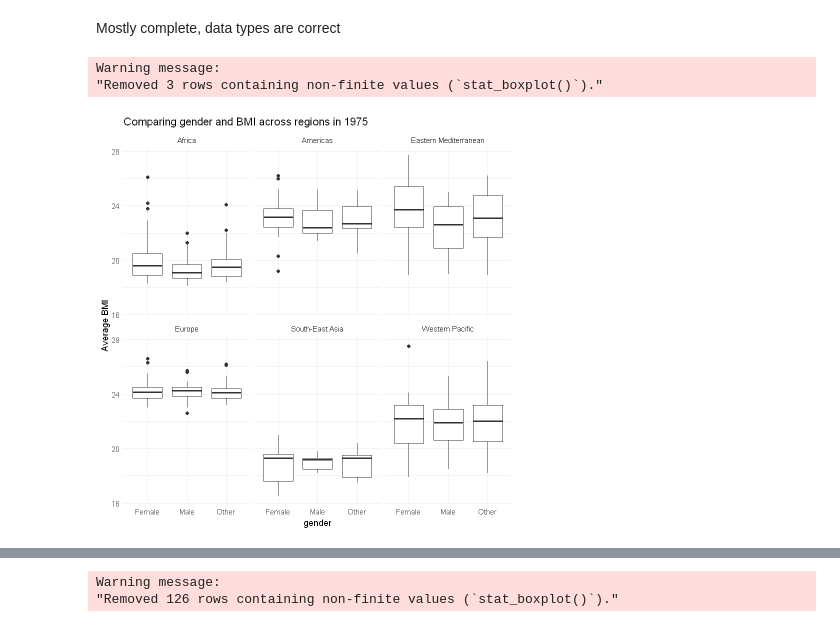
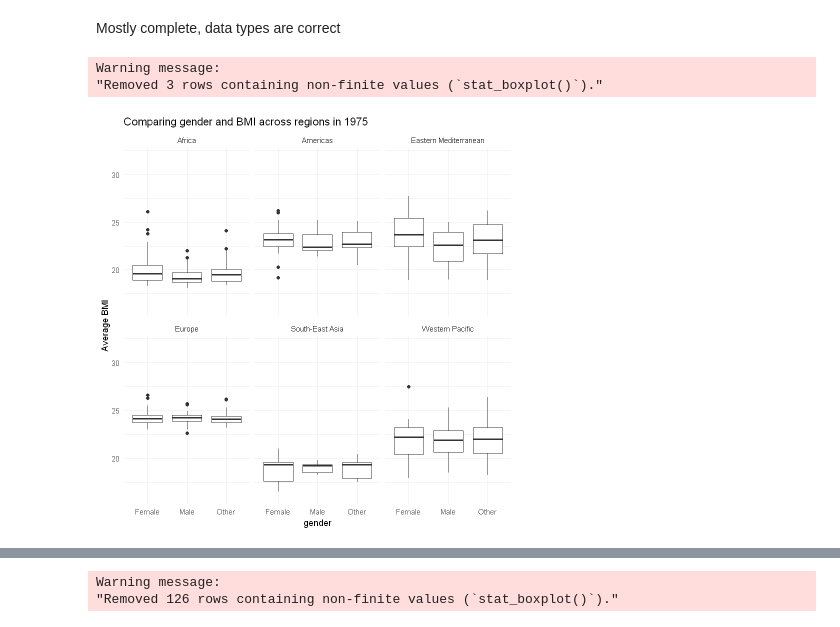
Before and after one commit to jacobm3642/data201-group-project, a Jupyter notebook: Combined_Data.ipynb, the cells around one changed output, grey strips where cells are left out. Cells and saved outputs as stored; diff of their text form; code cells hidden in the pictures.

```diff
--- a/Combined_Data.ipynb
+++ b/Combined_Data.ipynb
@@ -320,16 +338,17 @@ Mostly complete, data types are correct
 # %%
 plot1 = dff %>%
         filter(year == 1975) %>%
         ggplot(aes(
             x=gender,
             y=bmi_ave)) +
         geom_boxplot() +
         facet_wrap(~region) +
         theme_minimal() +
     labs(title = 'Comparing gender and BMI across regions in 1975',
-         y = 'Average BMI')
+         y = 'Average BMI') +
+    ylim(16,32)
 plot1
 # %% [output]
 Warning message:
 "Removed 3 rows containing non-finite values (`stat_boxplot()`)."
-[figure, old version]
+[figure, new version]
```
Also changed, not shown: parts of 6 cells of this notebook, 4 other files.
